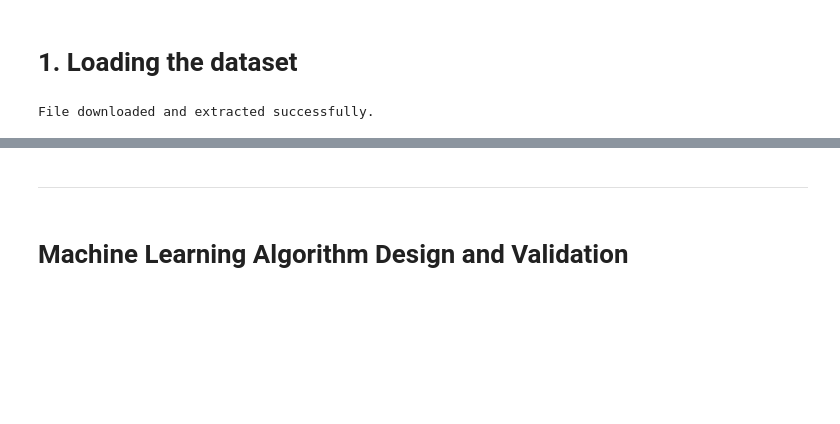
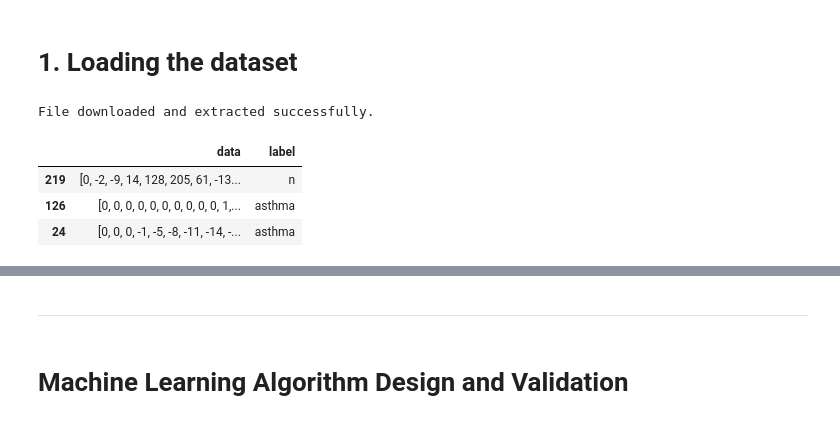
Before and after one commit to nikorose87/TechChallengeSamay, a Jupyter notebook: Notebooks/SamayColab/[NP]_Technical_assesment__Senior_ML_engineer_Part_2.ipynb, the cells around one changed output, grey strips where cells are left out. Saved outputs shown, nothing was run; the diff lists cells and outputs as text; code cells hidden in the pictures; blank space fills up the shorter version.

```diff
--- a/Notebooks/SamayColab/[NP]_Technical_assesment__Senior_ML_engineer_Part_2.ipynb
+++ b/Notebooks/SamayColab/[NP]_Technical_assesment__Senior_ML_engineer_Part_2.ipynb
@@ -149,6 +145,8 @@ for i in range(336):
         label[i] = 'asthma'
     elif label[i] == 'heart failure + copd' or label[i] == 'heart failure + lung fibrosis ':
         label[i] = 'heart failure'
+    elif label[i] == 'plueral effusion' or label[i] == 'bron':
+        label[i] = 'others'
     else:
         label[i] = label[i]
 
@@ -173,30 +171,36 @@ for file in os.listdir(dataset_path):
         wav_files.append(os.path.join(dataset_path, file))
 
 # Initialize an array to store the data of each WAV file
 wav_data = []
 
 # Iterate through the WAV file paths in the wav_files array
 for filepath in wav_files:
     # Read the WAV file using scipy.io.wavfile
     sample_rate, data = scipy.io.wavfile.read(filepath)
 
     # Add the data, sample rate, file path, and data type to the wav_data array
     wav_data.append({
         "file_path": filepath,
         "sample_rate": sample_rate,
         "data": data,
         "data_type": data.dtype
     })
 
 
 # Ensure the number of labels matches the number of WAV files
 assert len(label) == len(wav_data)
 
 # Extracting only the 'data' from each WAV file
 data_values = [item['data'] for item in wav_data]
 
 # Creating a DataFrame with 'data' and 'label'
 sound_df = pd.DataFrame({
     'data': data_values,  # Column 'data' containing waveform data arrays
     'label': label        # Column 'label' containing labels
 })
+sound_df.sample(3)
+# %% [output]
+|  | data | label |
+| 219 | [0, -2, -9, 14, 128, 205, 61, -13... | n |
+| 126 | [0, 0, 0, 0, 0, 0, 0, 0, 0, 0, 1,... | asthma |
+| 24 | [0, 0, 0, -1, -5, -8, -11, -14, -... | asthma |
```
Also changed, not shown: parts of 20 cells of this notebook, 1 other file.
